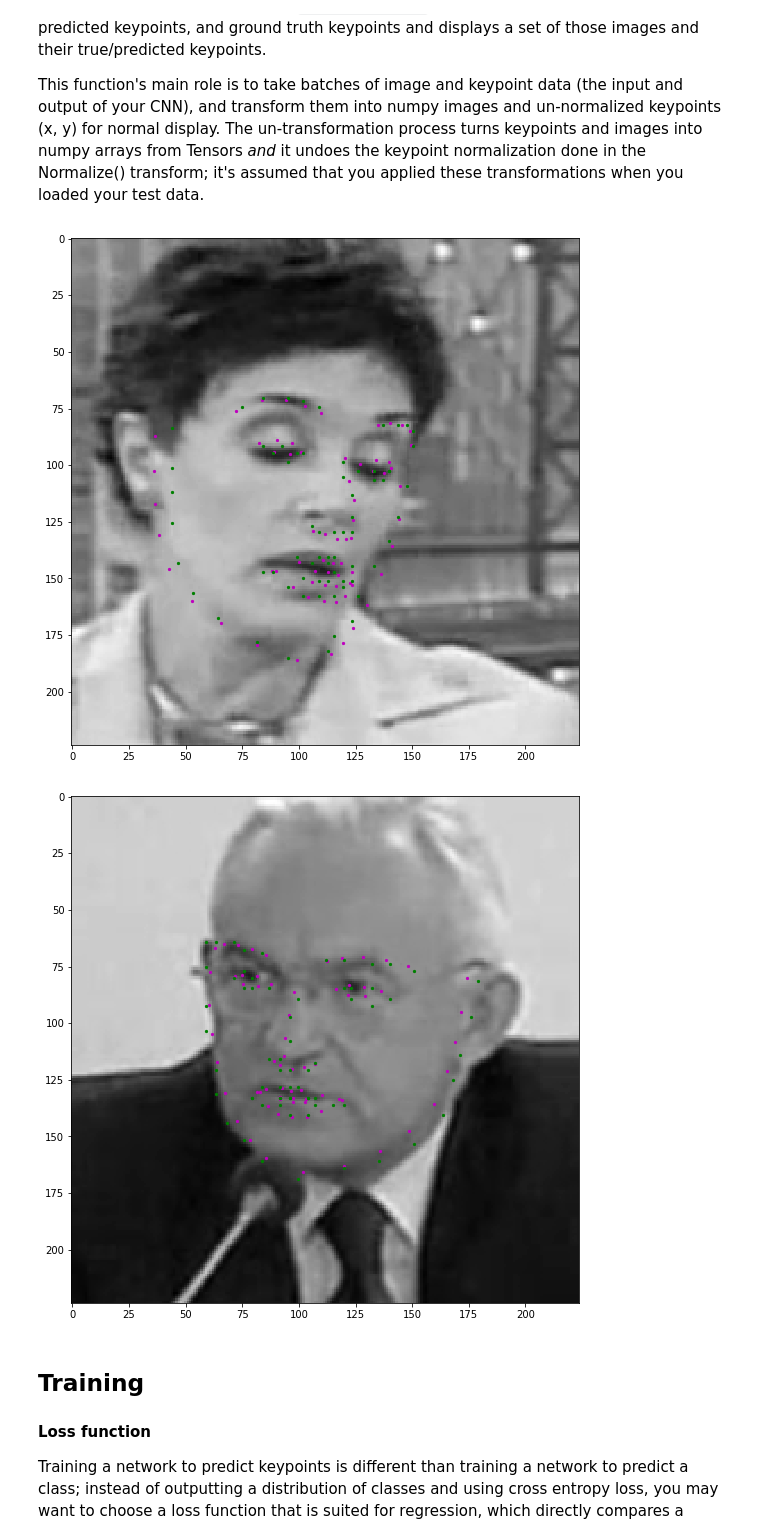
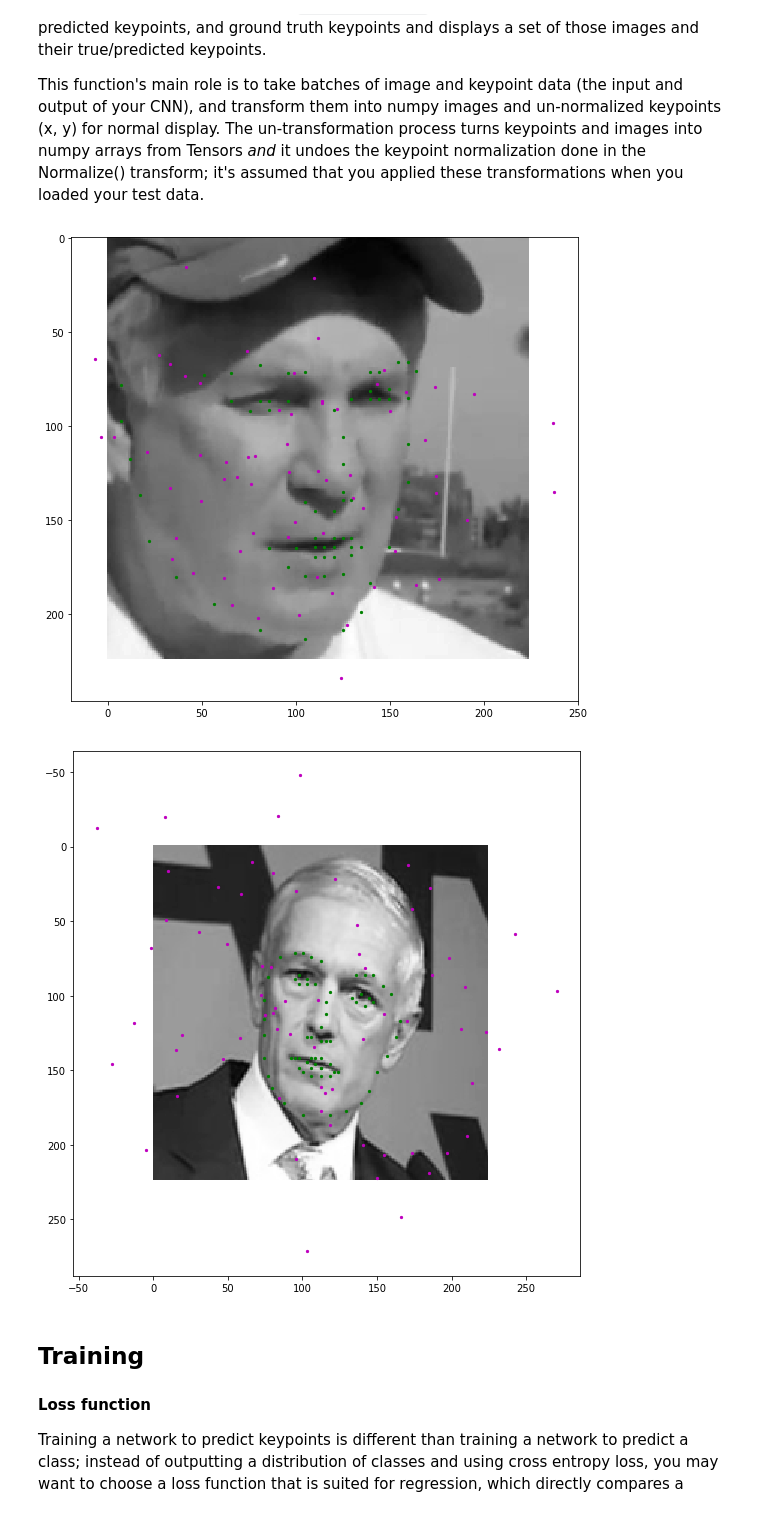
Before and after one commit to ptgamr/P1_Facial_Keypoints, a Jupyter notebook: 2. Define the Network Architecture.ipynb, the cells around one changed output. Cells and saved outputs as stored; diff of their text form; code cells hidden in the pictures.

```diff
--- a/2. Define the Network Architecture.ipynb
+++ b/2. Define the Network Architecture.ipynb
@@ -129,15 +129,17 @@ from torchvision import transforms, utils
 # the dataset we created in Notebook 1 is copied in the helper file `data_load.py`
 from data_load import FacialKeypointsDataset
 # the transforms we defined in Notebook 1 are in the helper file `data_load.py`
-from data_load import Rescale, RandomCrop, Normalize, ToTensor
+from data_load import Rescale, RandomCrop, Normalize, ToTensor, RandomFlip
 
 
 ## TODO: define the data_transform using transforms.Compose([all tx's, . , .])
 # order matters! i.e. rescaling should come before a smaller crop
+crop = 224
 data_transform = transforms.Compose([Rescale(250),
-                                     RandomCrop(224),
+                                     RandomCrop(crop),
                                      Normalize(),
-                                     ToTensor()])
+                                     ToTensor(),
+                                     RandomFlip()])
 
 # testing that you've defined a transform
 assert(data_transform is not None), 'Define a data_transform'
@@ -268,6 +270,9 @@ def show_all_keypoints(image, predicted_key_pts, gt_pts=None):
     # plot ground truth points as green pts
     if gt_pts is not None:
         plt.scatter(gt_pts[:, 0], gt_pts[:, 1], s=20, marker='.', c='g')
+# %%
+def restore_keypoints(pts, crop=224):
+    return pts*(crop/2) + (crop/2)
 # %% [markdown]
 #### Un-transformation
 
@@ -283,37 +288,37 @@ def visualize_output(test_images, test_outputs, gt_pts=None, batch_size=10):
 
         if i < 2:
             plt.figure(figsize=(20,10))
             ax = plt.subplot(1, 2, i+1)
 
             # un-transform the image data
             image = test_images[i].data   # get the image from it's wrapper
             image = image.numpy()   # convert to numpy array from a Tensor
             image = np.transpose(image, (1, 2, 0))   # transpose to go from torch to numpy image
 
             # un-transform the predicted key_pts data
             predicted_key_pts = test_outputs[i].data
             predicted_key_pts = predicted_key_pts.numpy()
             # undo normalization of keypoints
-            predicted_key_pts = predicted_key_pts*50.0+100
+            predicted_key_pts = restore_keypoints(predicted_key_pts)
 
             # plot ground truth points for comparison, if they exist
             ground_truth_pts = None
             if gt_pts is not None:
                 ground_truth_pts = gt_pts[i]
-                ground_truth_pts = ground_truth_pts*50.0+100
+                ground_truth_pts = restore_keypoints(ground_truth_pts)
 
             # call show_all_keypoints
             show_all_keypoints(np.squeeze(image), predicted_key_pts, ground_truth_pts)
 
             #plt.axis('off')
 
     plt.show()
 
 # call it
 visualize_output(test_images, test_outputs, gt_pts)
 # %% [output]
-[figure, old version]
+[figure, new version]
-[figure, old version]
+[figure, new version]
 # %% [markdown]
 ## Training
 
```
Also changed, not shown: parts of 7 cells of this notebook, 4 other files.
